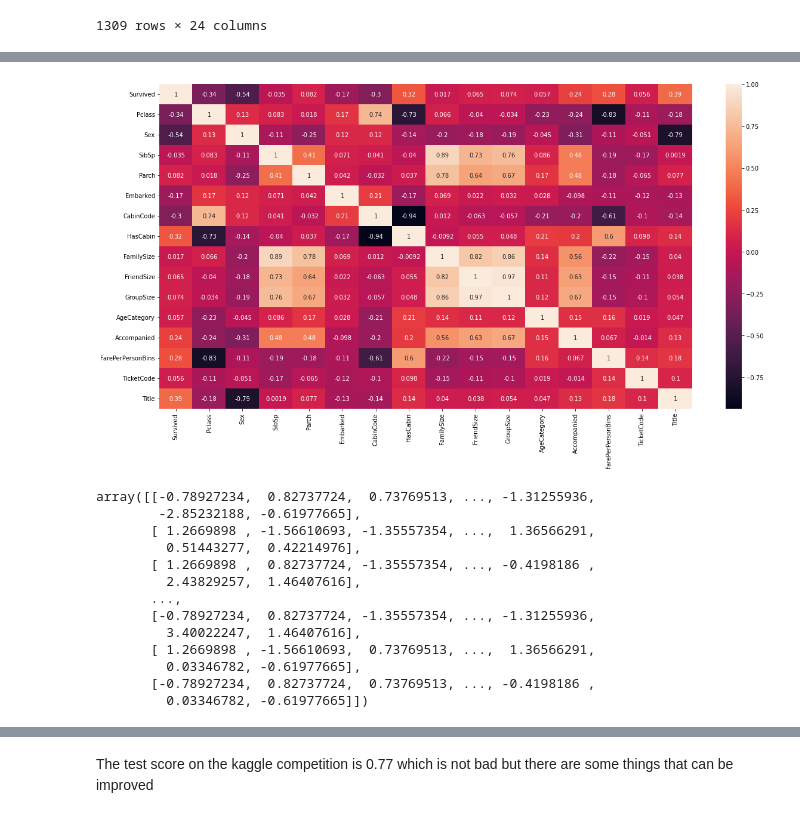
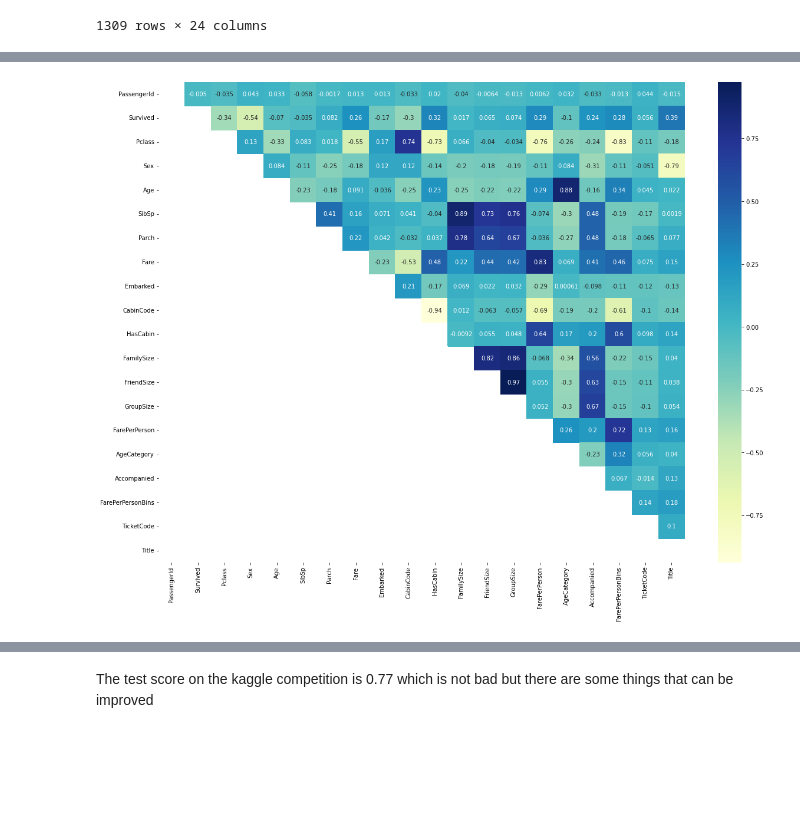
Before and after one commit to marcellinus-witarsah/dataScienceMiniProjects, a Jupyter notebook: TitanicSurvivalModel/Titanic Third.ipynb, the cells around one changed output, grey strips where cells are left out. Cells and saved outputs as stored; diff of their text form; code cells hidden in the pictures; blank space fills up the shorter version.

```diff
--- a/TitanicSurvivalModel/Titanic Third.ipynb
+++ b/TitanicSurvivalModel/Titanic Third.ipynb
@@ -1119,15 +1128,15 @@ if titanic_all_feat_eng['Title'].dtype == 'O':
   print('done encode Title')
   display(titanic_all_feat_eng['Title'].unique())
 
-# if titanic_all_feat_eng['Sex'].dtype == 'O':
-#   titanic_all_feat_eng['Sex'] = titanic_all_feat_eng['Sex'].apply(encode_sex)
-#   print('done encode Sex')
-#   display(titanic_all_feat_eng['Sex'].unique())
+if titanic_all_feat_eng['AgeCategory'].dtype == 'O':
+  titanic_all_feat_eng['AgeCategory'] = titanic_all_feat_eng['AgeCategory'].apply(encode_age_category)
+  print('done encode AgeCategory')
+  display(titanic_all_feat_eng['AgeCategory'].unique())
 
 # titanic_all_feat_eng['Sex'] = encoder.fit_transform(titanic_all_feat_eng['Sex'])
 titanic_all_feat_eng['Embarked'] = encoder.fit_transform(titanic_all_feat_eng['Embarked'])
 titanic_all_feat_eng['Sex'] = encoder.fit_transform(titanic_all_feat_eng['Sex'])
-titanic_all_feat_eng['AgeCategory'] = encoder.fit_transform(titanic_all_feat_eng['AgeCategory'])
+# titanic_all_feat_eng['AgeCategory'] = encoder.fit_transform(titanic_all_feat_eng['AgeCategory'])
 titanic_all_feat_eng['CabinCode'] = encoder.fit_transform(titanic_all_feat_eng['CabinCode'])
 titanic_all_feat_eng['TicketCode'] = encoder.fit_transform(titanic_all_feat_eng['TicketCode'])
 titanic_all_feat_eng['FarePerPersonBins'] = encoder.fit_transform(titanic_all_feat_eng['FarePerPersonBins'])
@@ -1168,48 +1179,35 @@ None
 # %%
-temp = titanic_all_feat_eng[['Survived', 'Pclass', 'Sex', 'SibSp', 'Parch', 'Embarked', 'CabinCode', 'HasCabin', 'FamilySize', 'FriendSize', 'GroupSize', 'AgeCategory', 'Accompanied', 'FarePerPersonBins', 'TicketCode', 'train_test', 'Title']]
+# temp = titanic_all_feat_eng[['Survived', 'Pclass', 'Age','Sex', 'SibSp', 'Parch', 'Embarked', 'CabinCode', 'HasCabin', 'FamilySize', 'FriendSize', 'GroupSize', 'AgeCategory', 'Accompanied', 'FarePerPersonBins', 'TicketCode', 'train_test', 'Title']]
+temp = titanic_all_feat_eng
+# temp_train = temp[temp['train_test']==0].drop(columns=['train_test'])
 temp_train = temp[temp['train_test']==0].drop(columns=['train_test'])
 
-scaler = StandardScaler()
-minmax_scaler = MinMaxScaler()
-temp_train_stan_scaled = scaler.fit_transform(temp_train)
-temp_train_stan_scaled_df = pd.DataFrame(data=temp_train_scaled, columns=['Survived', 'Pclass', 'Sex', 'SibSp', 'Parch', 'Embarked', 'CabinCode', 'HasCabin', 'FamilySize', 'FriendSize', 'GroupSize', 'AgeCategory', 'Accompanied', 'FarePerPersonBins', 'TicketCode','Title'])
+# scaler = StandardScaler()
+# minmax_scaler = MinMaxScaler()
+# temp_train_stan_scaled = scaler.fit_transform(temp_train)
+# temp_train_stan_scaled_df = pd.DataFrame(data=temp_train_scaled, columns=['Survived', 'Pclass', 'Sex', 'SibSp', 'Parch', 'Embarked', 'CabinCode', 'HasCabin', 'FamilySize', 'FriendSize', 'GroupSize', 'AgeCategory', 'Accompanied', 'FarePerPersonBins', 'TicketCode','Title'])
 
 
-temp_train_minmax_scaled = minmax_scaler.fit_transform(temp_train)
-temp_train_minmax_scaled_df = pd.DataFrame(data=temp_train_minmax_scaled, columns=['Survived', 'Pclass', 'Sex', 'SibSp', 'Parch', 'Embarked', 'CabinCode', 'HasCabin', 'FamilySize', 'FriendSize', 'GroupSize', 'AgeCategory', 'Accompanied', 'FarePerPersonBins', 'TicketCode','Title'])
+# temp_train_minmax_scaled = minmax_scaler.fit_transform(temp_train)
+# temp_train_minmax_scaled_df = pd.DataFrame(data=temp_train_minmax_scaled, columns=['Survived', 'Pclass', 'Sex', 'SibSp', 'Parch', 'Embarked', 'CabinCode', 'HasCabin', 'FamilySize', 'FriendSize', 'GroupSize', 'AgeCategory', 'Accompanied', 'FarePerPersonBins', 'TicketCode','Title'])
 
 
 # for col in temp_train.columns:
 #   plt.figure(figsize=(20,10))
 #   sns.histplot(x=col, bins=10, data=temp_train)
 #   plt.show()
-
-plt.figure(figsize=(20,10))
-sns.heatmap(temp_train.corr(), annot=True)
+mask = np.tril(np.ones_like(temp_train.corr()))
+# print(mask)
+plt.figure(figsize=(20,15))
+sns.heatmap(temp_train.corr(), annot=True, mask=mask, cmap='YlGnBu')
 plt.show()
 
 # plt.figure(figsize=(20,10))
 # sns.heatmap(temp_train_minmax_scaled_df.corr(), annot=True)
 # plt.show()
 
 # plt.figure(figsize=(20,10))
 # sns.heatmap(temp_train_stan_scaled_df.corr(), annot=True)
 # plt.show()
 # %% [output]
-[figure, old version]
+[figure, new version]
-# %%
-temp_train_scaled
-# %% [output]
-array([[-0.78927234,  0.82737724,  0.73769513, ..., -1.31255936,
-        -2.85232188, -0.61977665],
-       [ 1.2669898 , -1.56610693, -1.35557354, ...,  1.36566291,
-         0.51443277,  0.42214976],
-       [ 1.2669898 ,  0.82737724, -1.35557354, ..., -0.4198186 ,
-         2.43829257,  1.46407616],
-       ...,
-       [-0.78927234,  0.82737724, -1.35557354, ..., -1.31255936,
-         3.40022247,  1.46407616],
-       [ 1.2669898 , -1.56610693,  0.73769513, ...,  1.36566291,
-         0.03346782, -0.61977665],
-       [-0.78927234,  0.82737724,  0.73769513, ..., -0.4198186 ,
-         0.03346782, -0.61977665]])
```
Also changed, not shown: parts of 25 cells of this notebook.
